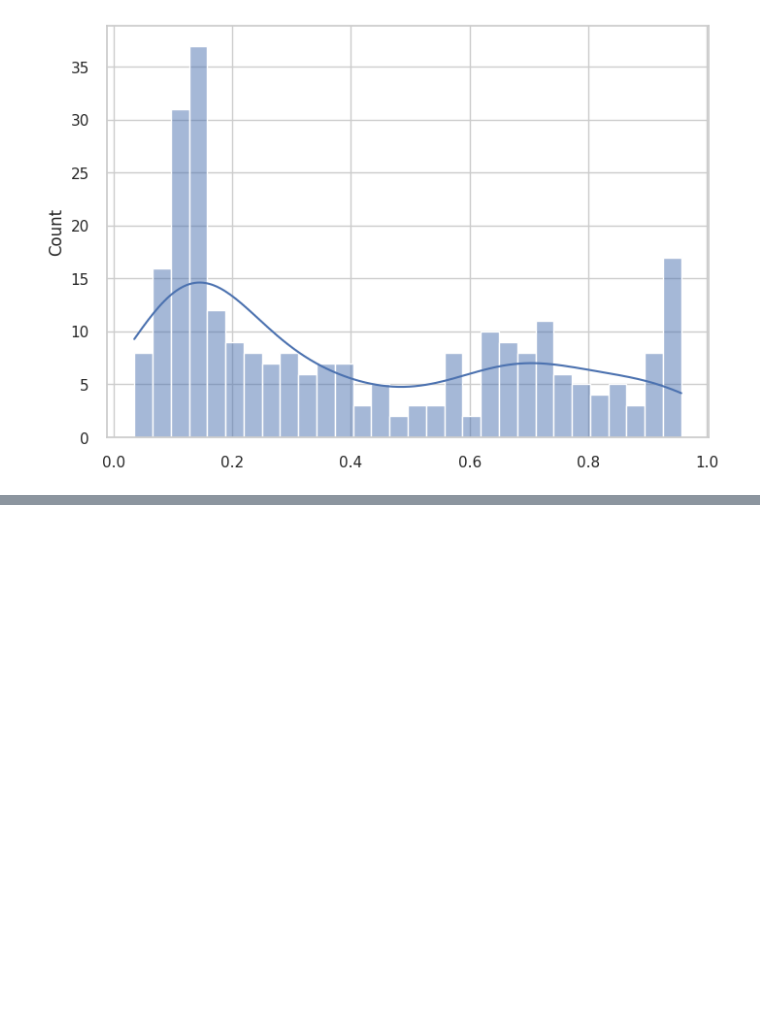
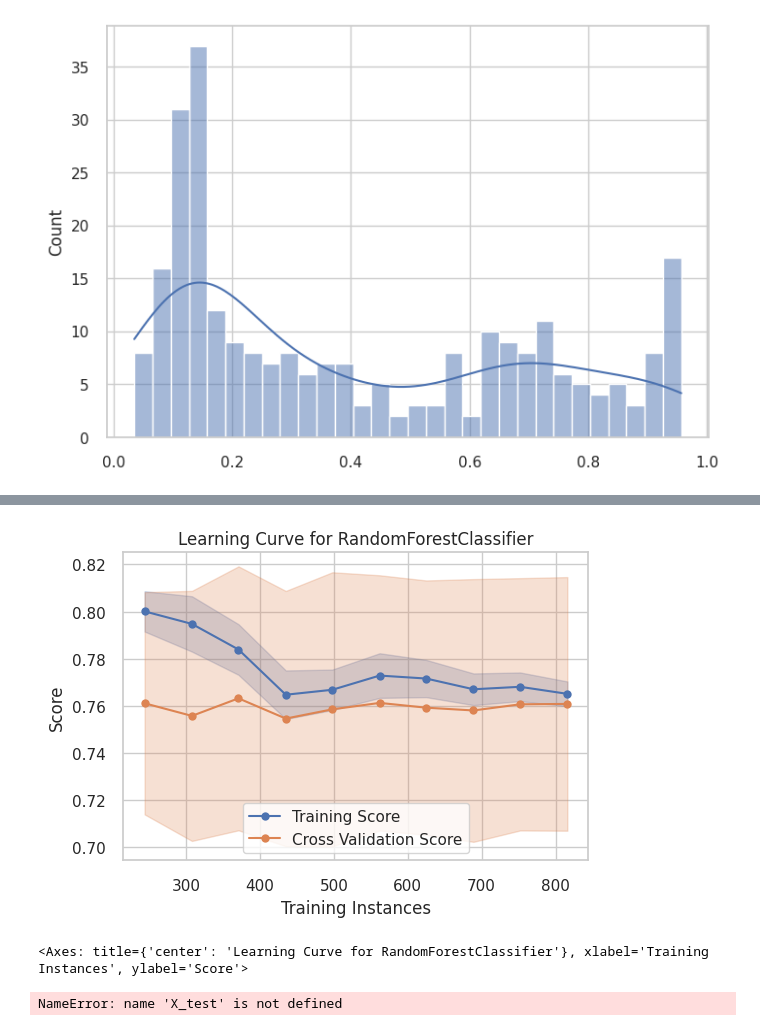
Before and after one commit to KhanSabbath/Titanic-analyse, a Jupyter notebook: main.ipynb, the cells around one changed output, grey strips where cells are left out. Saved outputs shown, nothing was run; the diff lists cells and outputs as text; code cells hidden in the pictures; blank space fills up the shorter version.

```diff
--- a/main.ipynb
+++ b/main.ipynb
@@ -661,0 +697,29 @@ plt.close()
+# %%
+fig, ax = plt.subplots(figsize=(6, 4))
+cv = StratifiedKFold(12)
+sizes = np.linspace(0.3, 1.0, 10)
+lc_viz = LearningCurve(
+    rf,
+    cv=cv,
+    train_sizes=sizes,
+    scoring="f1_weighted",
+    n_jobs=4,
+    ax=ax,
+)
+lc_viz.fit(X, y)
+lc_viz.poof()
+# %% [output]
+[figure, added]
+<Axes: title={'center': 'Learning Curve for RandomForestClassifier'}, xlabel='Training Instances', ylabel='Score'>
+# %%
+# Salvando o modelo treinado para uso futuro
+def dumpModel(model, filename):
+  pickle.dump(model, open(filename, 'wb'))
+
+X_test.columns
+
+filename = 'titanic_model_randomforestclassifier.sav'
+
+dumpModel(rf, filename) # Aqui exportamos o nosso modelo para utilizar em nosso api
+# %% [output]
+NameError: name 'X_test' is not defined
```
Also changed, not shown: parts of 10 cells of this notebook, 2 other files.
